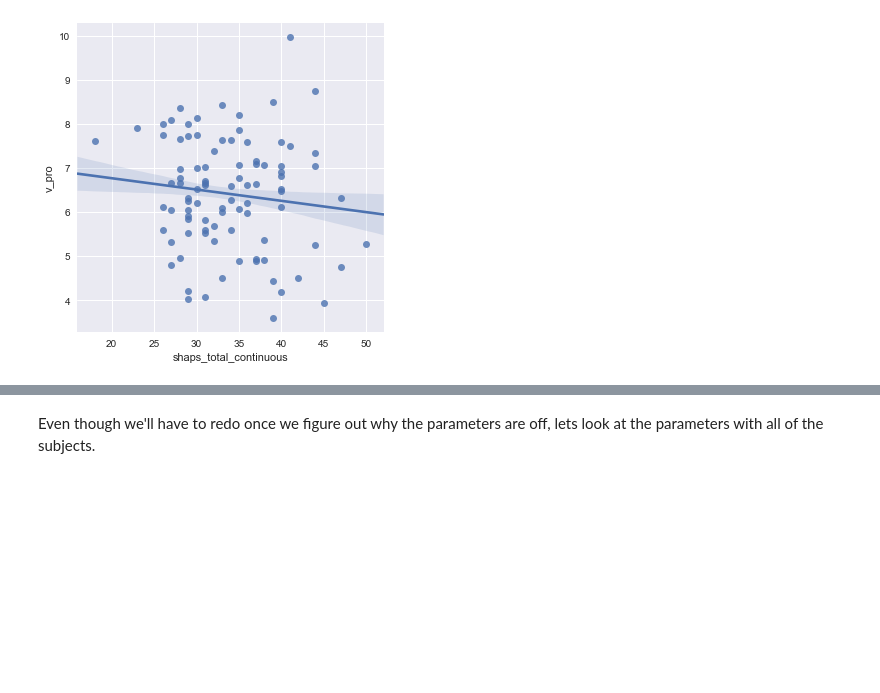
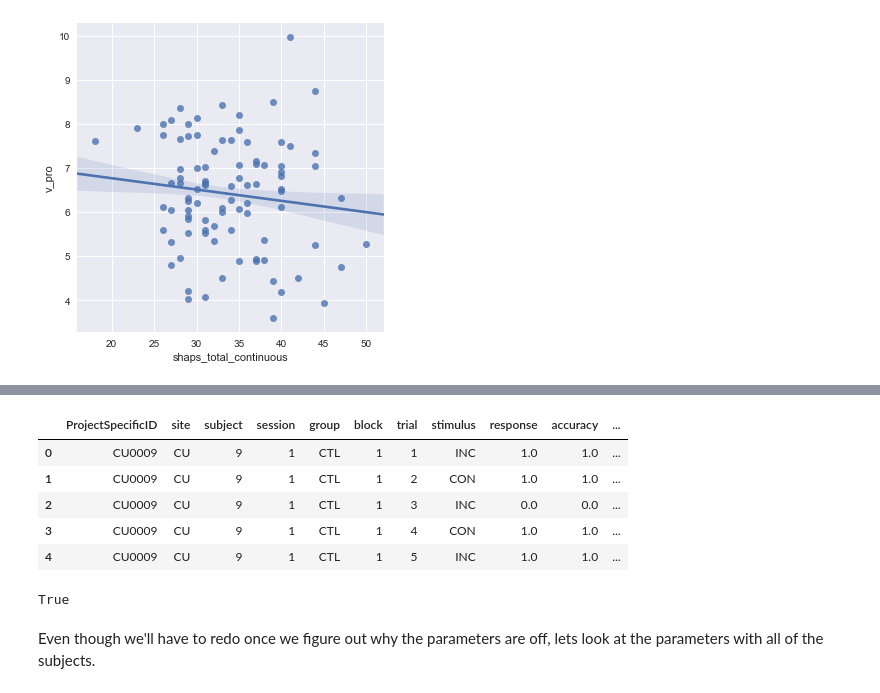
Before and after one commit to vlawlor/EMBARC-Flanker, a Jupyter notebook: run_depressed_2017_Parallel.ipynb, the cells around one changed output, grey strips where cells are left out. Saved outputs shown, nothing was run; the diff lists cells and outputs as text; code cells hidden in the pictures; blank space fills up the shorter version.

```diff
--- a/run_depressed_2017_Parallel.ipynb
+++ b/run_depressed_2017_Parallel.ipynb
@@ -187,0 +265,9 @@ prepotent_shaps = sns.lmplot(y = 'v_pro', x = 'shaps_total_continuous', data = d
+# %%
+tw_to_compare.head()
+# %% [output]
+|  | ProjectSpecificID | site | subject | session | group | block | trial | stimulus | response | accuracy | ... |
+| 0 | CU0009 | CU | 9 | 1 | CTL | 1 | 1 | INC | 1.0 | 1.0 | ... |
+| 1 | CU0009 | CU | 9 | 1 | CTL | 1 | 2 | CON | 1.0 | 1.0 | ... |
+| 2 | CU0009 | CU | 9 | 1 | CTL | 1 | 3 | INC | 0.0 | 0.0 | ... |
+| 3 | CU0009 | CU | 9 | 1 | CTL | 1 | 4 | CON | 1.0 | 1.0 | ... |
+| 4 | CU0009 | CU | 9 | 1 | CTL | 1 | 5 | INC | 1.0 | 1.0 | ... |
@@ -188,3 +277,10 @@ prepotent_shaps = sns.lmplot(y = 'v_pro', x = 'shaps_total_continuous', data = d
+# %%
+# Returns whether or not the two dataframes are the same. It was returning false before b/c the groups are were named
+# differently in the two files (0/1 vs CTL/MDD), and one file had an index. Now that that's removed, it's saying that
+# the two dfs are the same. Also confirmed with sdiff.
+ours_to_compare.equals(tw_to_compare)
+# %% [output]
+True
 # %% [markdown]
 Even though we'll have to redo once we figure out why the parameters are off, lets look at the parameters with all of the subjects.
 # %%
```
Also changed, not shown: parts of 8 cells of this notebook.
